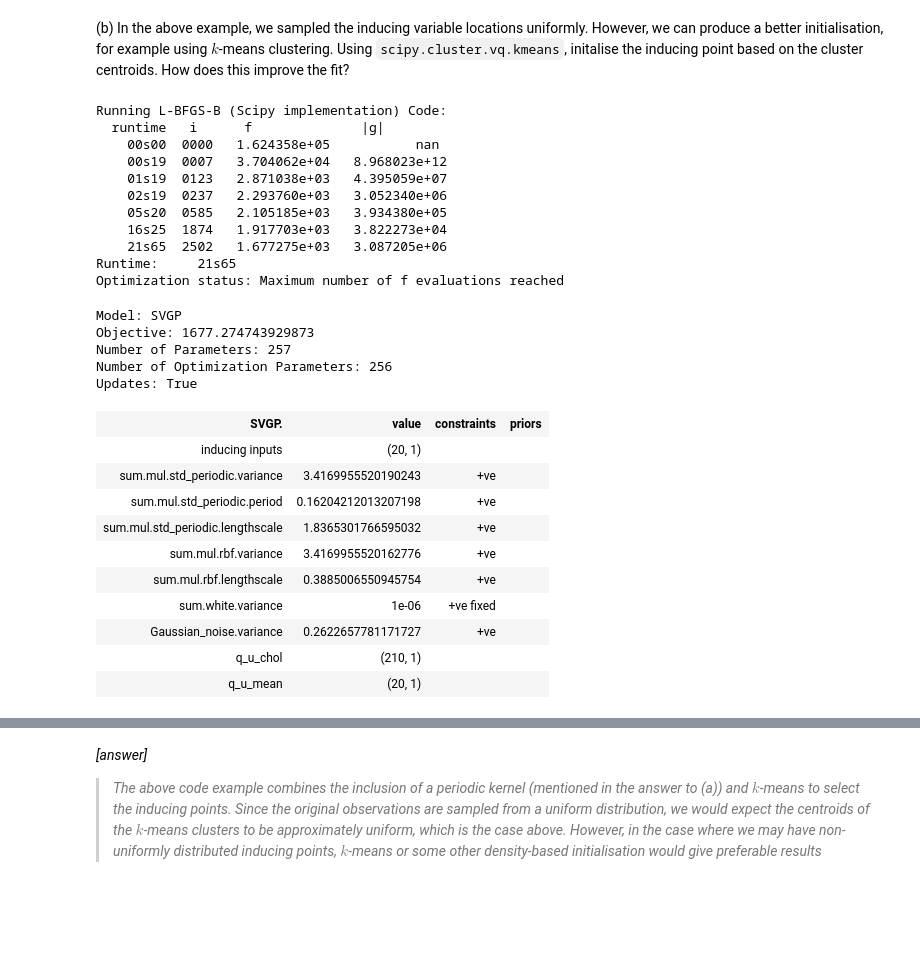
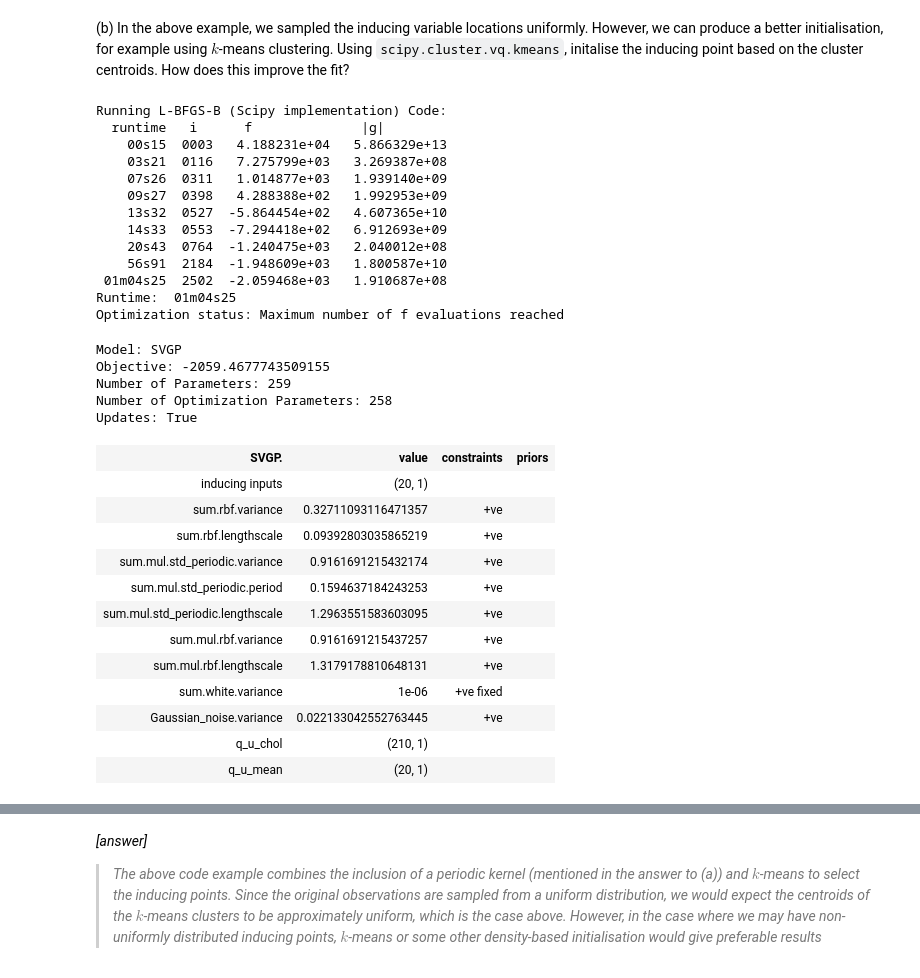
Before and after one commit to gpschool/resources, a Jupyter notebook: lab/GPSS Lab 2 Answers.ipynb, the cells around one changed output, grey strips where cells are left out. Cells and saved outputs as stored; diff of their text form; code cells hidden in the pictures; blank space fills up the shorter version.

```diff
--- a/lab/GPSS Lab 2 Answers.ipynb
+++ b/lab/GPSS Lab 2 Answers.ipynb
@@ -607,7 +648,7 @@ For now, we will assume a Gaussian likelihood: $\varepsilon \sim \mathcal{N}(0,
 # True latent function
 f = lambda x: sum([np.sin(w*np.pi*x) for w in [2, 25, 5, 11]])
 
-N = 2000 # large number of observations
+N = 5000 # large number of observations
 
 # Random sample locations
 X = np.sort(np.random.rand(N)[:,None])
@@ -709,48 +765,54 @@ from scipy.cluster.vq import kmeans
 # %%
 M = 20
 
 Z = 1.0 * kmeans(X, M)[0]
 
-k = GPy.kern.StdPeriodic(1, period=0.1) * GPy.kern.RBF(1, name="rbf") + GPy.kern.White(1, name="white")
+k = GPy.kern.RBF(1, lengthscale=0.05, name="rbf") \
+     +  GPy.kern.StdPeriodic(1, period=0.1) * GPy.kern.RBF(1, name="rbf") \
+        + GPy.kern.White(1, name="white")
 
 m = GPy.core.SVGP(
     X, y, Z,
     kernel = k,
     likelihood = GPy.likelihoods.Gaussian()
 )
 
 m.kern.white.variance = 1.e-6
 m.kern.white.fix()
 
 m.optimize('lbfgsb', max_iters=2500, messages=1)
 
 m
 # %% [output]
 Running L-BFGS-B (Scipy implementation) Code:
   runtime   i      f              |g|
-    00s00  0000   1.624358e+05           nan
-    00s19  0007   3.704062e+04   8.968023e+12
-    01s19  0123   2.871038e+03   4.395059e+07
-    02s19  0237   2.293760e+03   3.052340e+06
-    05s20  0585   2.105185e+03   3.934380e+05
-    16s25  1874   1.917703e+03   3.822273e+04
-    21s65  2502   1.677275e+03   3.087205e+06
-Runtime:     21s65
+    00s15  0003   4.188231e+04   5.866329e+13
+    03s21  0116   7.275799e+03   3.269387e+08
+    07s26  0311   1.014877e+03   1.939140e+09
+    09s27  0398   4.288388e+02   1.992953e+09
+    13s32  0527  -5.864454e+02   4.607365e+10
+    14s33  0553  -7.294418e+02   6.912693e+09
+    20s43  0764  -1.240475e+03   2.040012e+08
+    56s91  2184  -1.948609e+03   1.800587e+10
+ 01m04s25  2502  -2.059468e+03   1.910687e+08
+Runtime:  01m04s25
 Optimization status: Maximum number of f evaluations reached
 Model: SVGP
-Objective: 1677.274743929873
-Number of Parameters: 257
-Number of Optimization Parameters: 256
+Objective: -2059.4677743509155
+Number of Parameters: 259
+Number of Optimization Parameters: 258
 Updates: True
 | SVGP. | value | constraints | priors |
 | inducing inputs | (20, 1) |  |  |
-| sum.mul.std_periodic.variance | 3.4169955520190243 | +ve |  |
-| sum.mul.std_periodic.period | 0.16204212013207198 | +ve |  |
-| sum.mul.std_periodic.lengthscale | 1.8365301766595032 | +ve |  |
-| sum.mul.rbf.variance | 3.4169955520162776 | +ve |  |
-| sum.mul.rbf.lengthscale | 0.3885006550945754 | +ve |  |
+| sum.rbf.variance | 0.32711093116471357 | +ve |  |
+| sum.rbf.lengthscale | 0.09392803035865219 | +ve |  |
+| sum.mul.std_periodic.variance | 0.9161691215432174 | +ve |  |
+| sum.mul.std_periodic.period | 0.1594637184243253 | +ve |  |
+| sum.mul.std_periodic.lengthscale | 1.2963551583603095 | +ve |  |
+| sum.mul.rbf.variance | 0.9161691215437257 | +ve |  |
+| sum.mul.rbf.lengthscale | 1.3179178810648131 | +ve |  |
 | sum.white.variance | 1e-06 | +ve fixed |  |
-| Gaussian_noise.variance | 0.2622657781171727 | +ve |  |
+| Gaussian_noise.variance | 0.022133042552763445 | +ve |  |
 | q_u_chol | (210, 1) |  |  |
 | q_u_mean | (20, 1) |  |  |
 # %%
```
Also changed, not shown: parts of 30 cells of this notebook, 1 other file.
